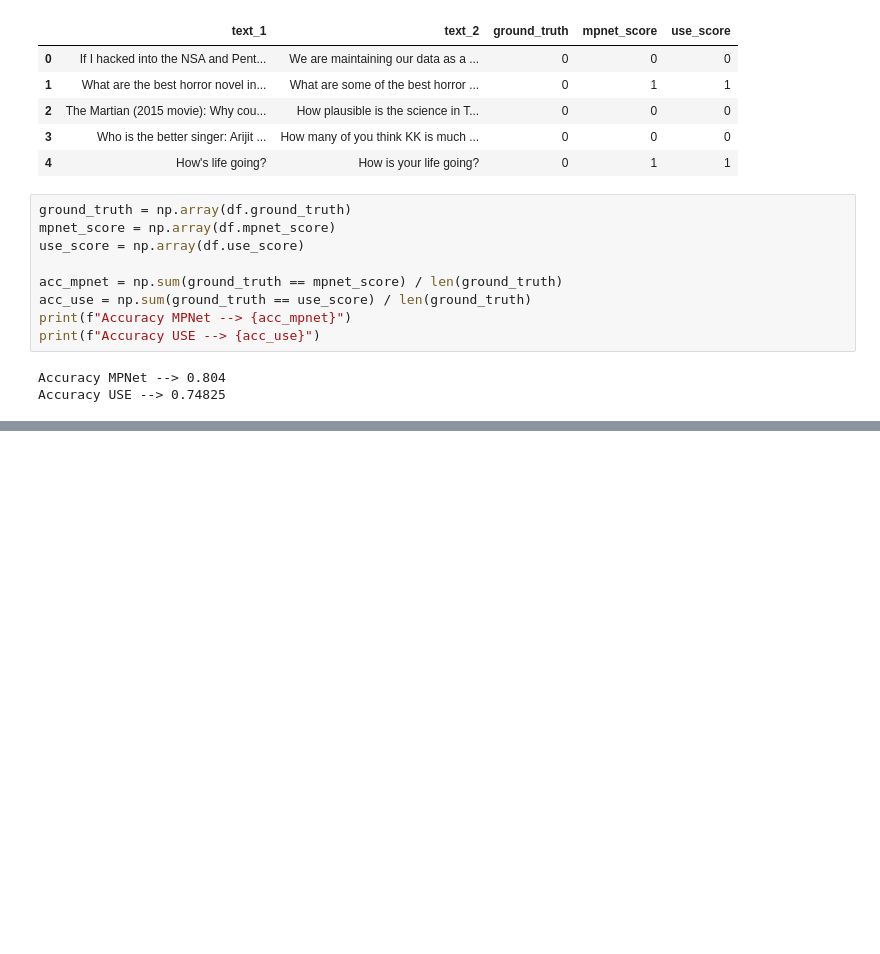
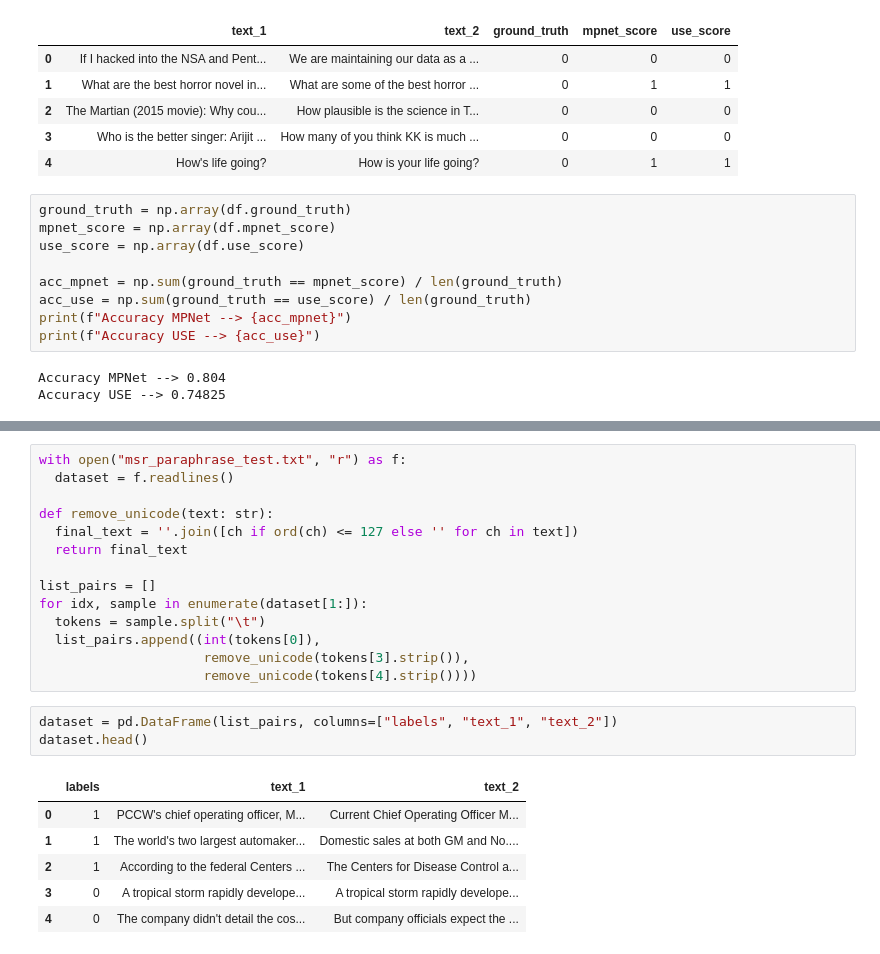
Before and after one commit to vishal-burman/PyTorch-Architectures, a Jupyter notebook: misc/ComparisonUSEvsMPNet.ipynb, the cells around one changed output, grey strips where cells are left out. Cells and saved outputs as stored; diff of their text form; blank space fills up the shorter version.

Commit message:
ComparisonUSEvsMPNet.ipynb: MS paraphrase corpus test

```diff
--- a/misc/ComparisonUSEvsMPNet.ipynb
+++ b/misc/ComparisonUSEvsMPNet.ipynb
@@ -139,0 +136,24 @@ Accuracy USE --> 0.74825
+# %%
+with open("msr_paraphrase_test.txt", "r") as f:
+  dataset = f.readlines()
+
+def remove_unicode(text: str):
+  final_text = ''.join([ch if ord(ch) <= 127 else '' for ch in text])
+  return final_text
+
+list_pairs = []
+for idx, sample in enumerate(dataset[1:]):
+  tokens = sample.split("\t")
+  list_pairs.append((int(tokens[0]),
+                     remove_unicode(tokens[3].strip()),
+                     remove_unicode(tokens[4].strip())))
+# %%
+dataset = pd.DataFrame(list_pairs, columns=["labels", "text_1", "text_2"])
+dataset.head()
+# %% [output]
+|  | labels | text_1 | text_2 |
+| 0 | 1 | PCCW's chief operating officer, M... | Current Chief Operating Officer M... |
+| 1 | 1 | The world's two largest automaker... | Domestic sales at both GM and No.... |
+| 2 | 1 | According to the federal Centers ... | The Centers for Disease Control a... |
+| 3 | 0 | A tropical storm rapidly develope... | A tropical storm rapidly develope... |
+| 4 | 0 | The company didn't detail the cos... | But company officials expect the ... |
```
Also changed, not shown: parts of 6 cells of this notebook.
